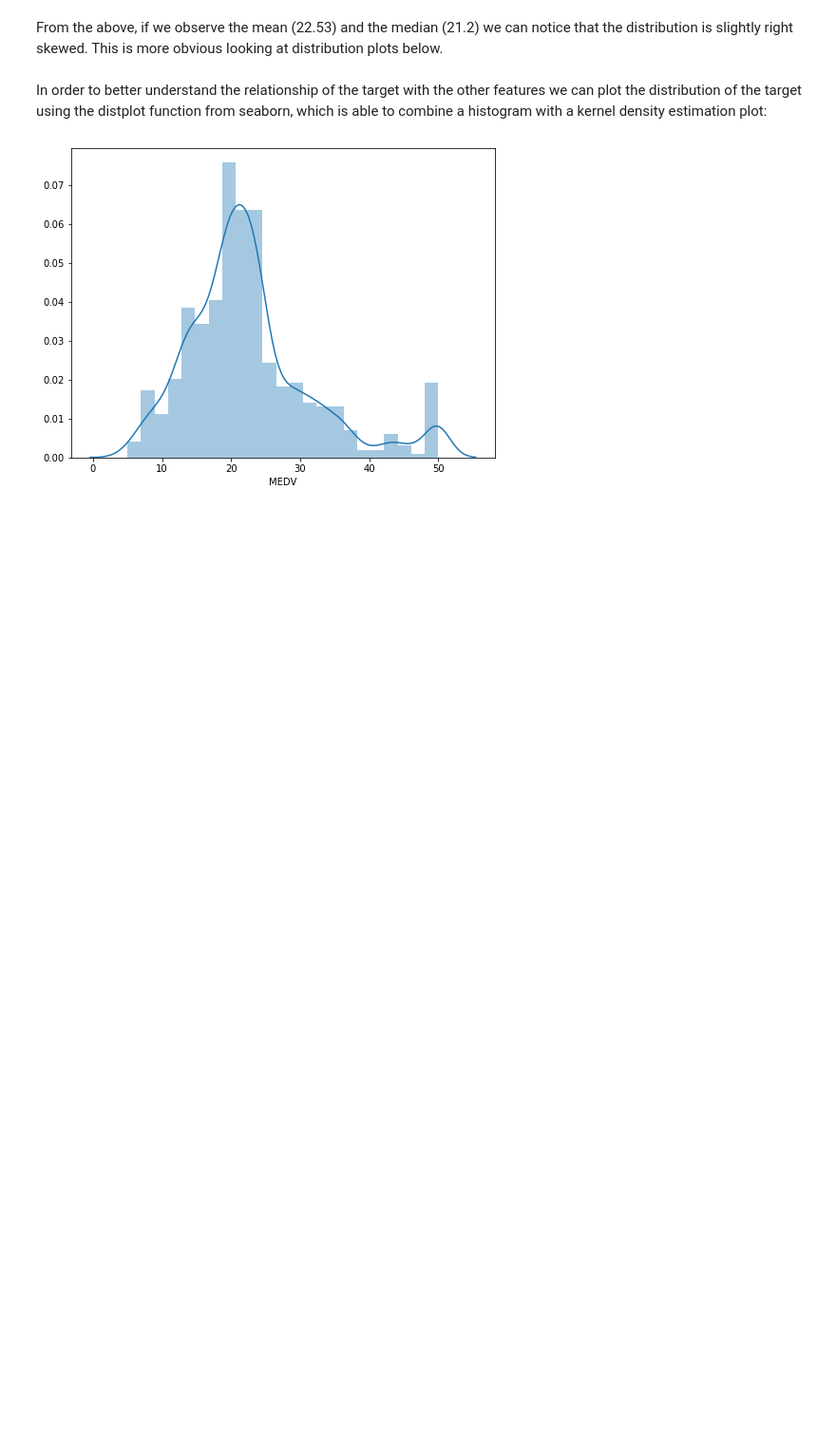
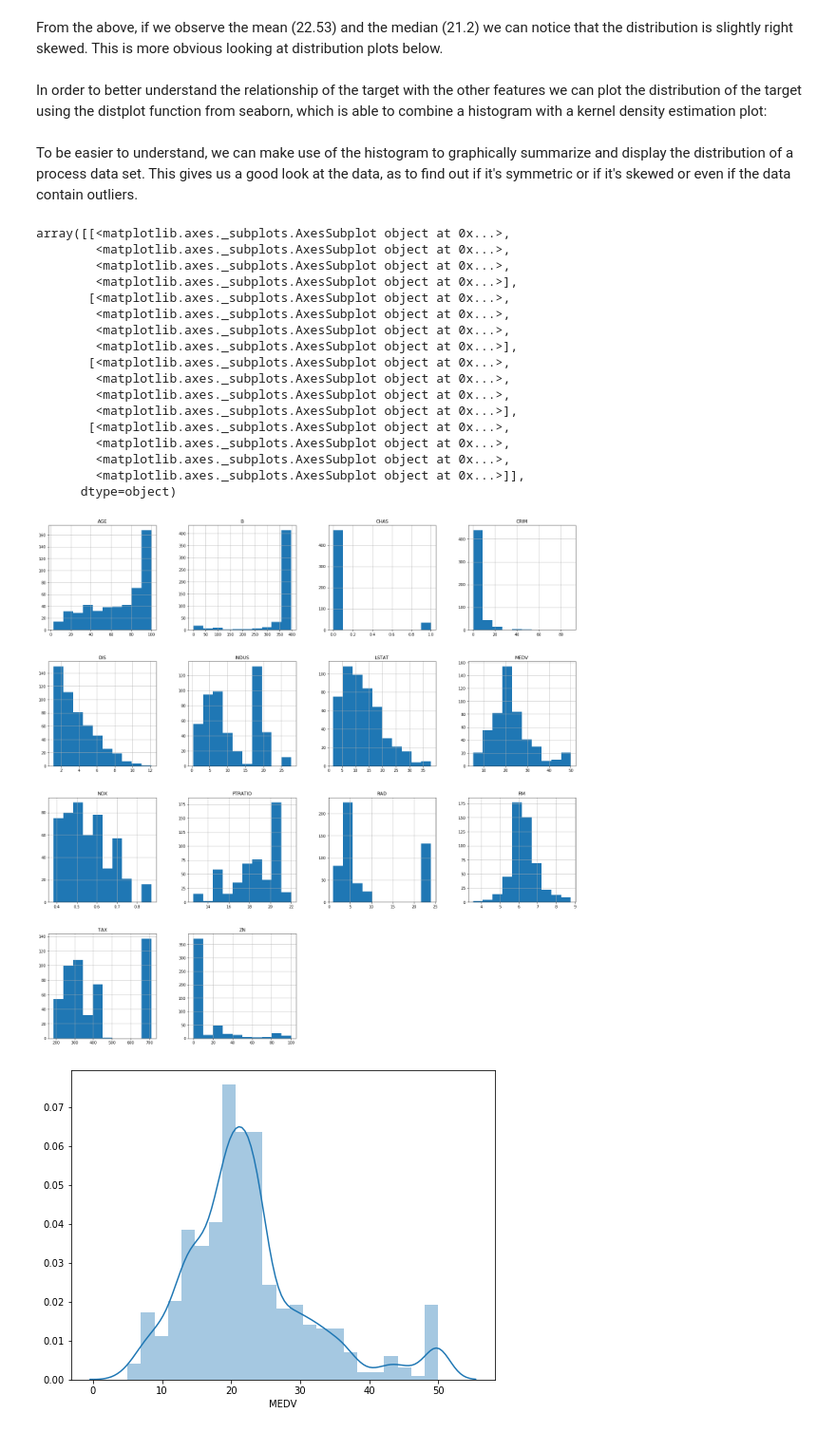
Before and after one commit to strokk/machine-learning-project-2019, a Jupyter notebook: boston-housing.ipynb, the cells around one changed output. Shown at 95% size. Drawn from its saved outputs; the diff is of its cells as text; code cells hidden in the pictures; blank space fills up the shorter version.

```diff
--- a/boston-housing.ipynb
+++ b/boston-housing.ipynb
@@ -125,6 +129,29 @@ df.describe().T
 From the above, if we observe the mean (22.53) and the median (21.2) we can notice that the distribution is slightly right skewed. This is more obvious looking at distribution plots below.
 # %% [markdown]
 In order to better understand the relationship of the target with the other features we can plot the distribution of the target using the distplot function from seaborn, which is able to combine a histogram with a kernel density estimation plot:
+# %% [markdown]
+To be easier to understand, we can make use of the histogram to graphically summarize and display the distribution of a process data set. This gives us a good look at the data, as to find out if it's symmetric or if it's skewed or even if the data contain outliers.
+# %%
+df.hist(figsize=(25, 25))
+# %% [output]
+array([[<matplotlib.axes._subplots.AxesSubplot object at 0x...>,
+        <matplotlib.axes._subplots.AxesSubplot object at 0x...>,
+        <matplotlib.axes._subplots.AxesSubplot object at 0x...>,
+        <matplotlib.axes._subplots.AxesSubplot object at 0x...>],
+       [<matplotlib.axes._subplots.AxesSubplot object at 0x...>,
+        <matplotlib.axes._subplots.AxesSubplot object at 0x...>,
+        <matplotlib.axes._subplots.AxesSubplot object at 0x...>,
+        <matplotlib.axes._subplots.AxesSubplot object at 0x...>],
+       [<matplotlib.axes._subplots.AxesSubplot object at 0x...>,
+        <matplotlib.axes._subplots.AxesSubplot object at 0x...>,
+        <matplotlib.axes._subplots.AxesSubplot object at 0x...>,
+        <matplotlib.axes._subplots.AxesSubplot object at 0x...>],
+       [<matplotlib.axes._subplots.AxesSubplot object at 0x...>,
+        <matplotlib.axes._subplots.AxesSubplot object at 0x...>,
+        <matplotlib.axes._subplots.AxesSubplot object at 0x...>,
+        <matplotlib.axes._subplots.AxesSubplot object at 0x...>]],
+      dtype=object)
+[figure, added]
 # %%
 plt.figure(figsize=(8,6))
 sns.distplot(df['MEDV'])
```
Also changed, not shown: parts of 13 cells of this notebook.
